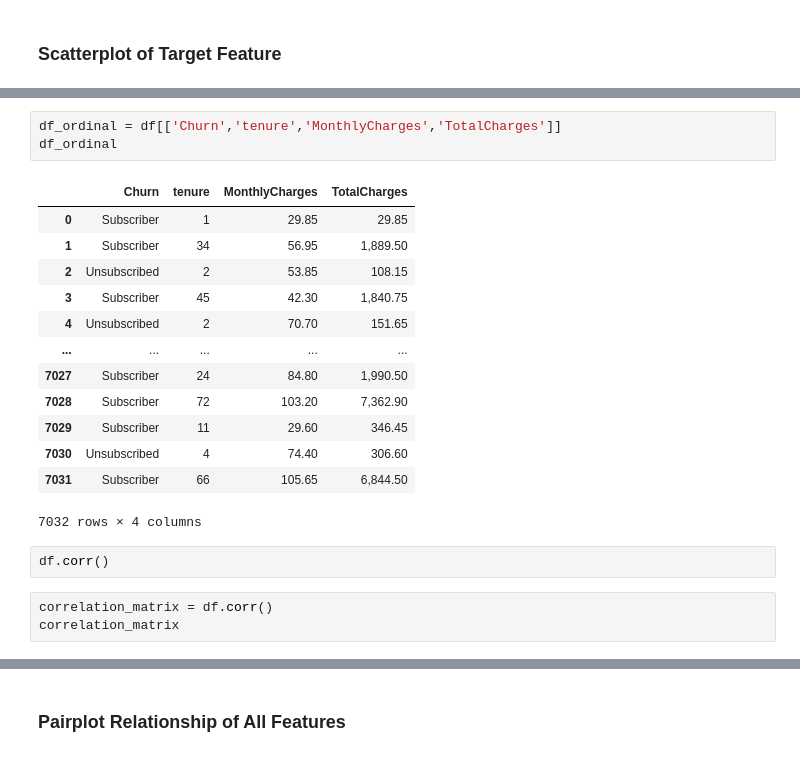
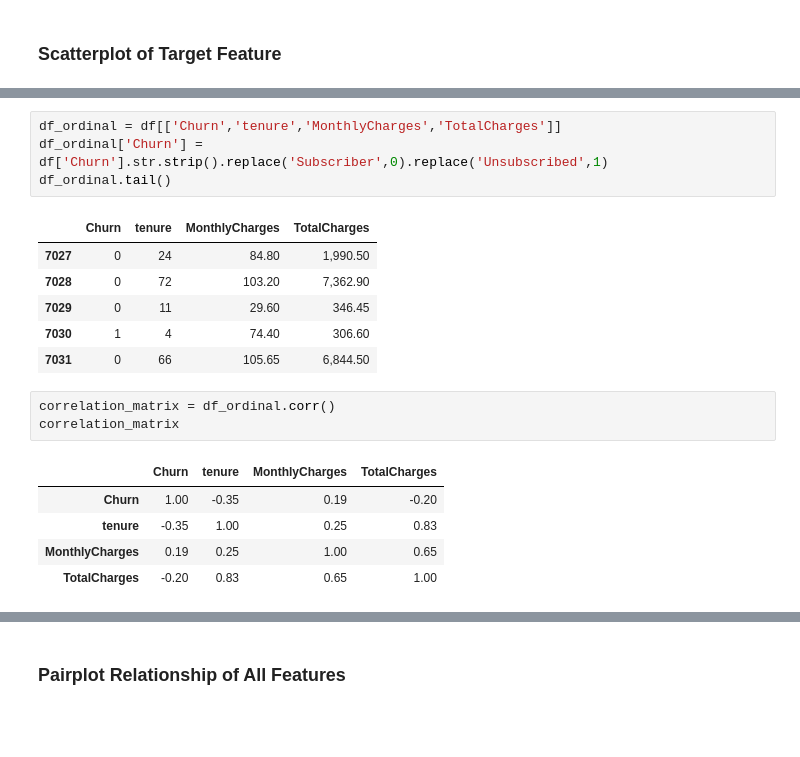
Before and after one commit to mrhussaink7/telco-churn-model, a Jupyter notebook: notebooks/exploratory_data_analysis.ipynb, the cells around one changed output, grey strips where cells are left out. Saved outputs shown, nothing was run; the diff lists cells and outputs as text; blank space fills up the shorter version.

```diff
--- a/notebooks/exploratory_data_analysis.ipynb
+++ b/notebooks/exploratory_data_analysis.ipynb
@@ -114,23 +113,21 @@ plt.show()
 # %%
 df_ordinal = df[['Churn','tenure','MonthlyCharges','TotalCharges']]
-df_ordinal
+df_ordinal['Churn'] = df['Churn'].str.strip().replace('Subscriber',0).replace('Unsubscribed',1)
+df_ordinal.tail()
 # %% [output]
 |  | Churn | tenure | MonthlyCharges | TotalCharges |
-| 0 | Subscriber | 1 | 29.85 | 29.85 |
-| 1 | Subscriber | 34 | 56.95 | 1,889.50 |
-| 2 | Unsubscribed | 2 | 53.85 | 108.15 |
-| 3 | Subscriber | 45 | 42.30 | 1,840.75 |
-| 4 | Unsubscribed | 2 | 70.70 | 151.65 |
-| ... | ... | ... | ... | ... |
-| 7027 | Subscriber | 24 | 84.80 | 1,990.50 |
-| 7028 | Subscriber | 72 | 103.20 | 7,362.90 |
-| 7029 | Subscriber | 11 | 29.60 | 346.45 |
-| 7030 | Unsubscribed | 4 | 74.40 | 306.60 |
-| 7031 | Subscriber | 66 | 105.65 | 6,844.50 |
+| 7027 | 0 | 24 | 84.80 | 1,990.50 |
+| 7028 | 0 | 72 | 103.20 | 7,362.90 |
+| 7029 | 0 | 11 | 29.60 | 346.45 |
+| 7030 | 1 | 4 | 74.40 | 306.60 |
+| 7031 | 0 | 66 | 105.65 | 6,844.50 |
-7032 rows × 4 columns
 # %%
-df.corr()
+correlation_matrix = df_ordinal.corr()
+correlation_matrix
+# %% [output]
+|  | Churn | tenure | MonthlyCharges | TotalCharges |
+| Churn | 1.00 | -0.35 | 0.19 | -0.20 |
+| tenure | -0.35 | 1.00 | 0.25 | 0.83 |
+| MonthlyCharges | 0.19 | 0.25 | 1.00 | 0.65 |
+| TotalCharges | -0.20 | 0.83 | 0.65 | 1.00 |
-# %%
-correlation_matrix = df.corr()
-correlation_matrix
 # %%
```
Also changed, not shown: parts of 6 cells of this notebook.
